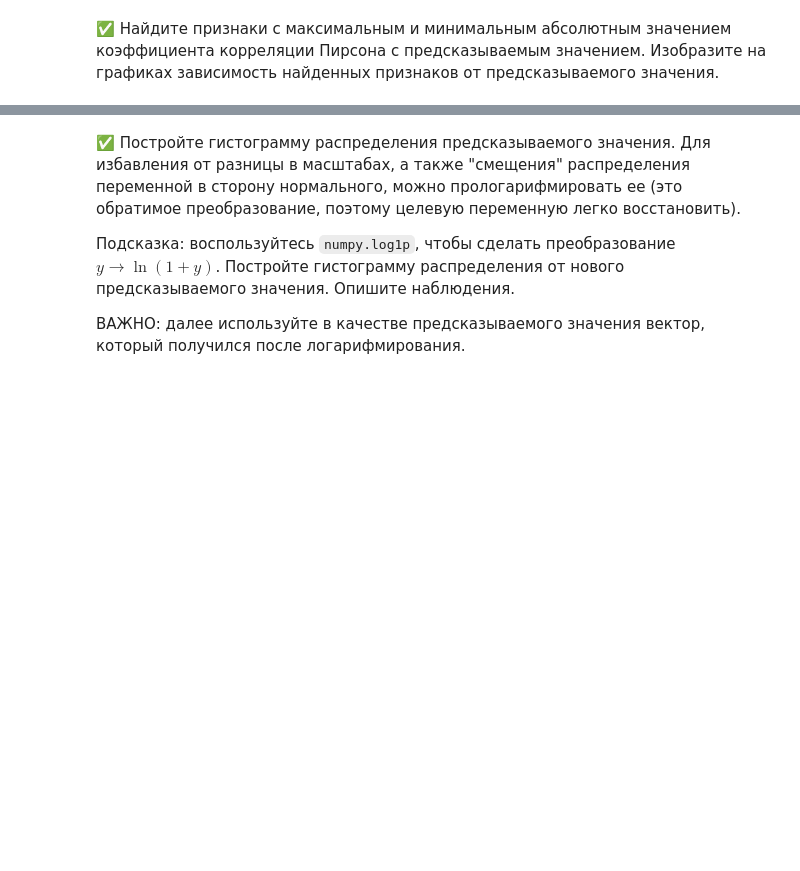
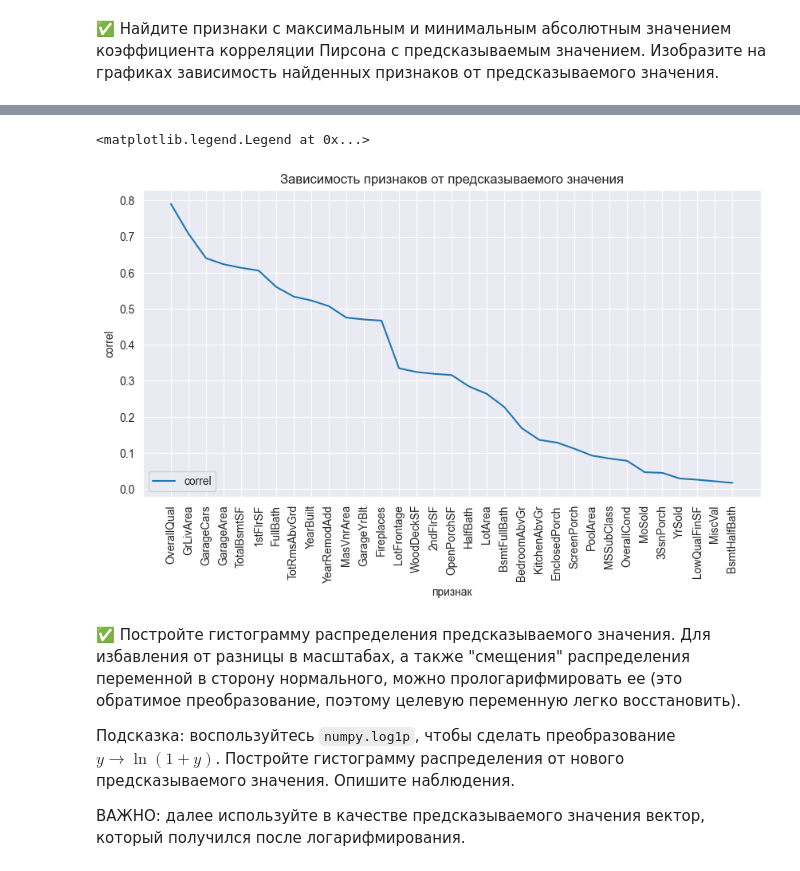
Before and after one commit to KraviGO/ML, a Jupyter notebook: Postupashki_ML_start/HW_2/HW2_LinearRegression.ipynb.ipynb, the cells around one changed output, grey strips where cells are left out. Saved outputs shown, nothing was run; the diff lists cells and outputs as text; code cells hidden in the pictures; blank space fills up the shorter version.

```diff
--- a/Postupashki_ML_start/HW_2/HW2_LinearRegression.ipynb.ipynb
+++ b/Postupashki_ML_start/HW_2/HW2_LinearRegression.ipynb.ipynb
@@ -34,2 +253,13 @@ data = pd.read_csv('train.csv', header=0)
 # %% [markdown]
 ✅ Найдите признаки с максимальным и минимальным абсолютным значением коэффициента корреляции Пирсона с предсказываемым значением. Изобразите на графиках зависимость найденных признаков от предсказываемого значения.
+# %%
+sol = data_corr.abs().where(np.triu(np.ones(data_corr.shape), k=1).astype('bool')).stack().sort_values(ascending=False)
+
+features = []
+corr = []
+
+for index, value in sol.items():
+    if index[1] == 'SalePrice':
+        print(f'{index[0]}: {value:.4f}')
+        features.append(index[0])
+        corr.append(value)
@@ -36,3 +284,18 @@ data = pd.read_csv('train.csv', header=0)
+# %%
+fig, ax = plt.subplots(figsize=(10, 5))
+
+ax.plot(features, corr, label='correl')
+plt.xticks(rotation=90)
+
+ax.grid(True)
+plt.xlabel('признак')
+plt.ylabel('correl')
+plt.title('Зависимость признаков от предсказываемого значения')
+
+ax.legend(loc='lower left')
+# %% [output]
+<matplotlib.legend.Legend at 0x...>
+[figure, added]
 # %% [markdown]
 ✅ Постройте гистограмму распределения предсказываемого значения. Для избавления от разницы в масштабах, а также "смещения" распределения переменной в сторону нормального, можно прологарифмировать ее (это обратимое преобразование, поэтому целевую переменную легко восстановить).
 
```
Also changed, not shown: parts of 25 cells of this notebook.
